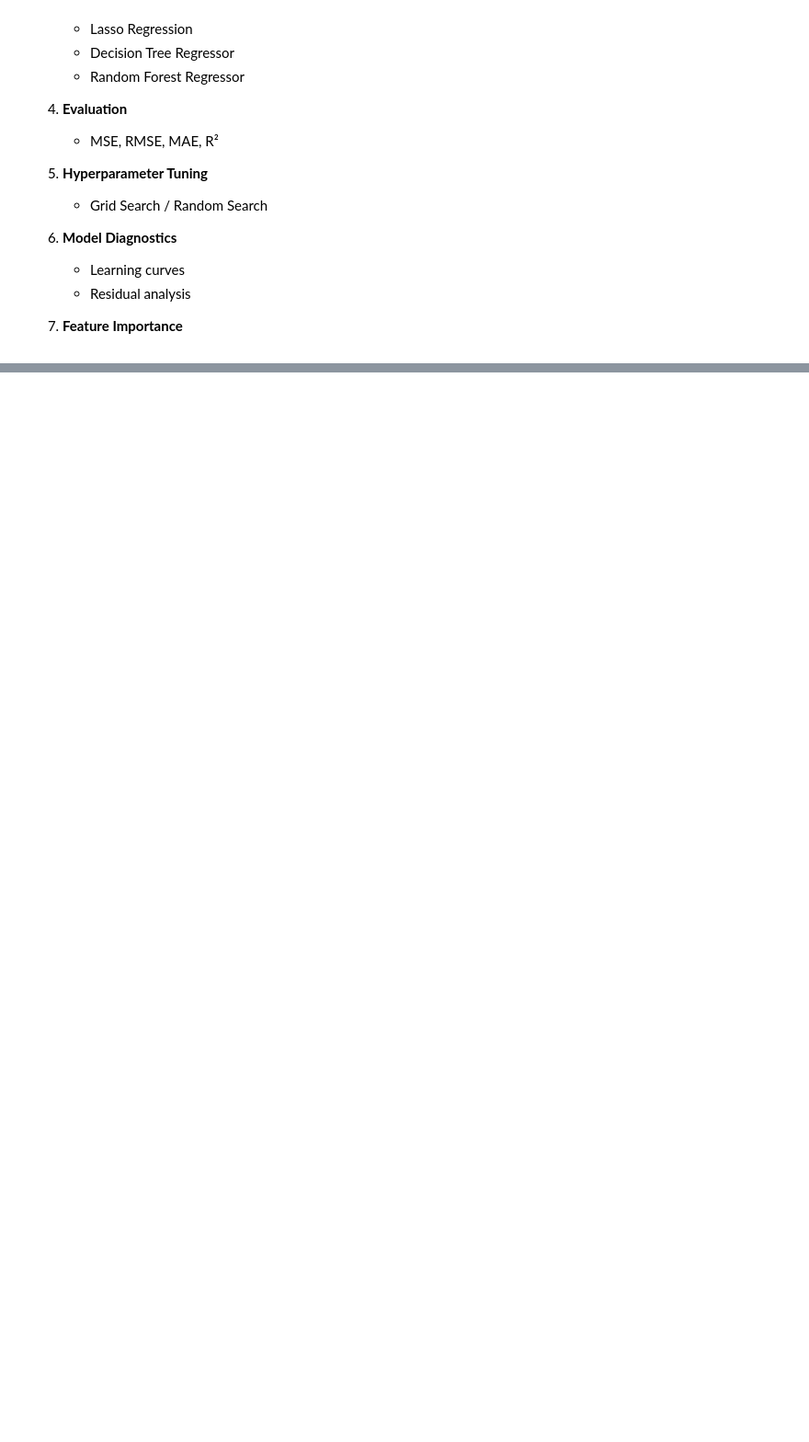
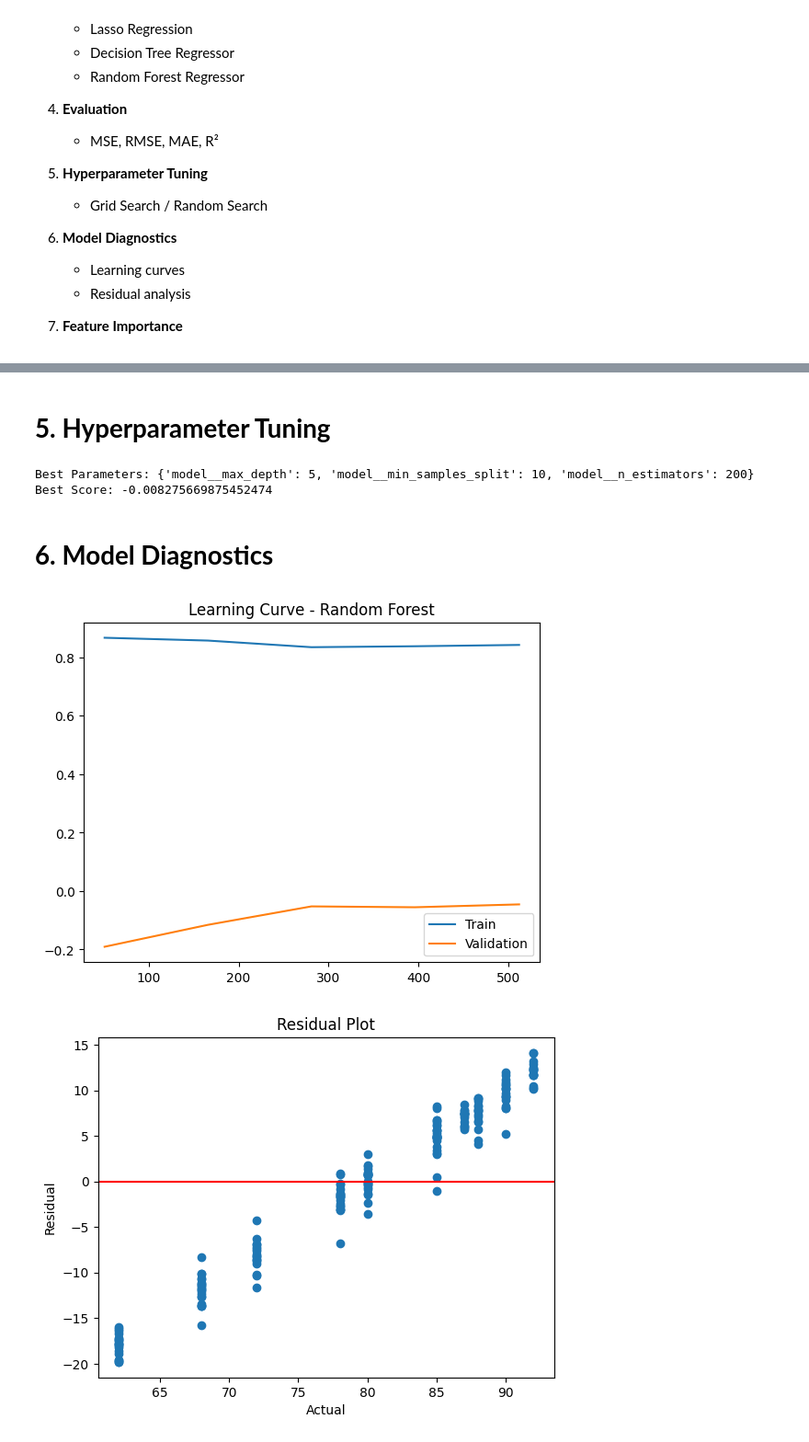
Before and after one commit to hindAlsh/CS345-Project, a Jupyter notebook: notebooks/CS345_project.ipynb, the cells around one changed output, grey strips where cells are left out. Shown at 92% size. Cells and saved outputs as stored; diff of their text form; code cells hidden in the pictures; blank space fills up the shorter version.

```diff
--- a/notebooks/CS345_project.ipynb
+++ b/notebooks/CS345_project.ipynb
@@ -442,0 +237,58 @@ Machine learning models can effectively predict student performance. With more d
+# %% [markdown]
+# **5. Hyperparameter Tuning**
+# %%
+# Random Forest Grid Search
+from sklearn.model_selection import GridSearchCV
+
+randForestPara_ = {
+    "model__n_estimators": [100, 200, 300],
+    "model__max_depth": [None, 5, 10],
+    "model__min_samples_split": [2, 5, 10]
+}
+
+RandForestGrid_ = Pipeline(steps=[
+    ("preprocess", prep_),
+    ("model", RandomForestRegressor(random_state=42))
+])
+
+RandForestGrid_Search = GridSearchCV(
+    RandForestGrid_, randForestPara_, cv=3, scoring="r2", n_jobs=-1
+)
+
+RandForestGrid_Search.fit(StudPerfDB_TrainX, StudPerfDB_ytrain)
+
+print("Best Parameters:", RandForestGrid_Search.best_params_)
+print("Best Score:", RandForestGrid_Search.best_score_)
+# %% [output]
+Best Parameters: {'model__max_depth': 5, 'model__min_samples_split': 10, 'model__n_estimators': 200}
+Best Score: -0.008275669875452474
+# %% [markdown]
+# **6. Model Diagnostics**
+# %%
+# Learning Curve
+from sklearn.model_selection import learning_curve
+
+getTrainSize, getTrainScores, getTestScores = learning_curve(
+    RandomForestRegressor(random_state=42),
+    prep_.fit_transform(StudPerfDB_TrainX), StudPerfDB_ytrain,
+    cv=3, scoring='r2'
+)
+
+pyplt_.plot(getTrainSize, getTrainScores.mean(axis=1), label="Train")
+pyplt_.plot(getTrainSize, getTestScores.mean(axis=1), label="Validation")
+pyplt_.legend()
+pyplt_.title("Learning Curve - Random Forest")
+pyplt_.show()
+# Residual Plot
+getBestModel = RandForestGrid_Search.best_estimator_
+StudPerfDB_Ypred = getBestModel.predict(StudPerfDB_TestX)
+
+pyplt_.scatter(StudPerfDB_ytest, StudPerfDB_ytest - StudPerfDB_Ypred)
+pyplt_.axhline(0, color='red')
+pyplt_.xlabel("Actual")
+pyplt_.ylabel("Residual")
+pyplt_.title("Residual Plot")
+pyplt_.show()
+# %% [output]
+[figure, added]
+[figure, added]
```
Also changed, not shown: parts of 34 cells of this notebook.
